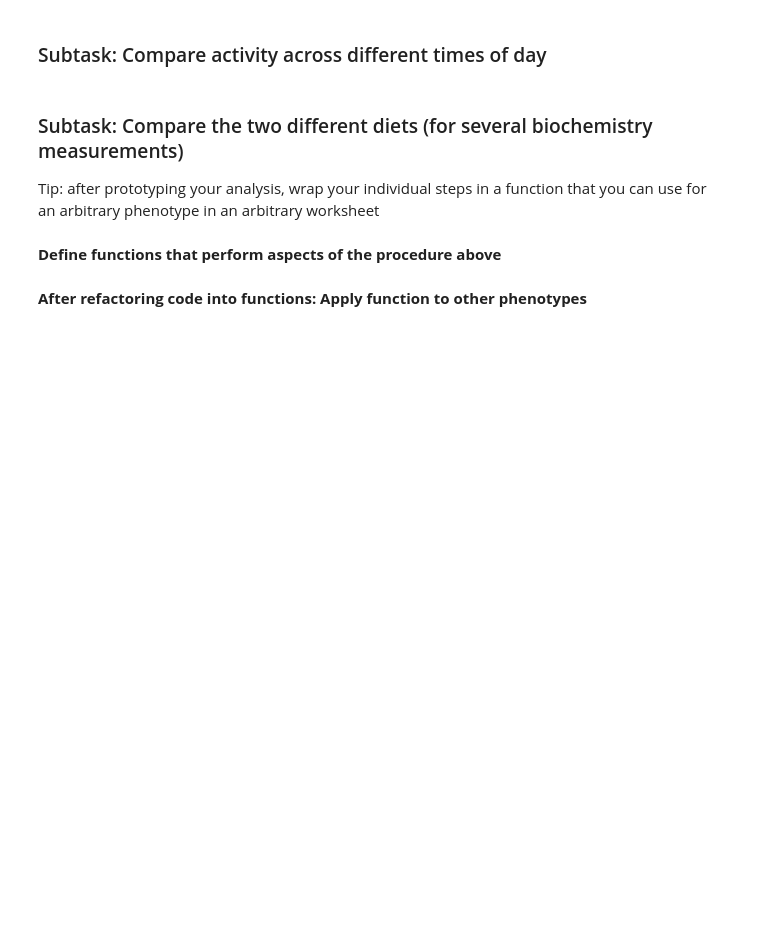
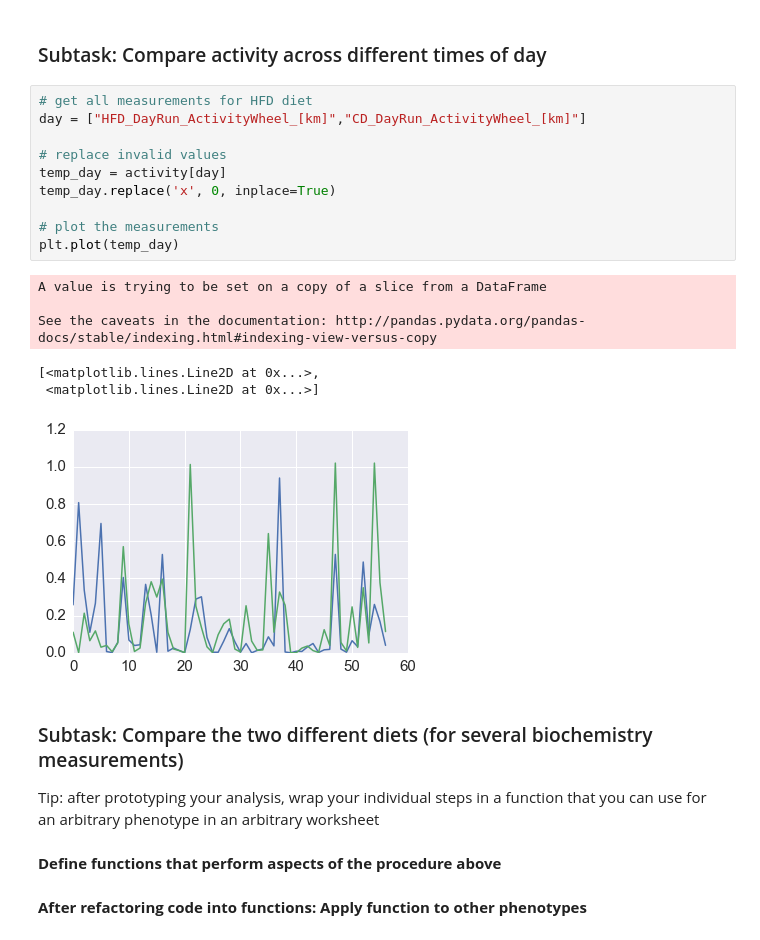
Before and after one commit to Telocontar/IntegratedBioinformatics, a Jupyter notebook: notebooks/Day2_Exploratory_Analysis.ipynb, the cells around one changed output. Drawn from its saved outputs; the diff is of its cells as text; blank space fills up the shorter version.

```diff
--- a/notebooks/Day2_Exploratory_Analysis.ipynb
+++ b/notebooks/Day2_Exploratory_Analysis.ipynb
@@ -361,5 +398,22 @@ Examples:
 # %% [markdown]
 ### Subtask: Compare activity across different times of day
+# %%
+# get all measurements for HFD diet
+day = ["HFD_DayRun_ActivityWheel_[km]","CD_DayRun_ActivityWheel_[km]"]
+
+# replace invalid values
+temp_day = activity[day]
+temp_day.replace('x', 0, inplace=True)
+
+# plot the measurements
+plt.plot(temp_day)
+# %% [output]
+A value is trying to be set on a copy of a slice from a DataFrame
+
+See the caveats in the documentation: http://pandas.pydata.org/pandas-docs/stable/indexing.html#indexing-view-versus-copy
+[<matplotlib.lines.Line2D at 0x...>,
+ <matplotlib.lines.Line2D at 0x...>]
+[figure, added]
 # %% [markdown]
 ### Subtask: Compare the two different diets (for several biochemistry measurements)
 Tip: after prototyping your analysis, wrap your individual steps in a function that you can use for an arbitrary phenotype in an arbitrary worksheet
```
Also changed, not shown: parts of 2 cells of this notebook.
